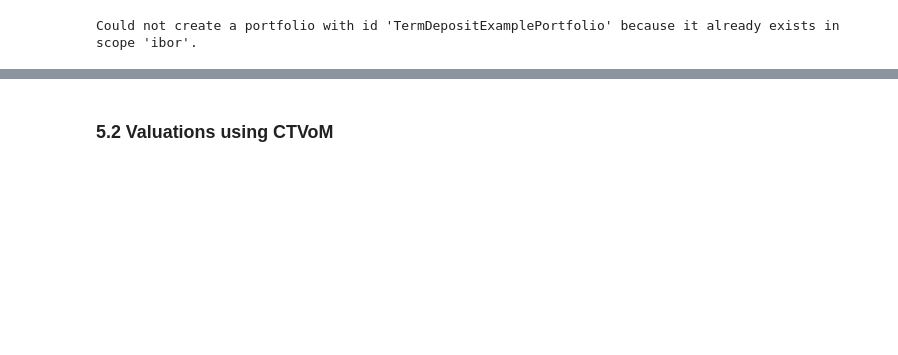
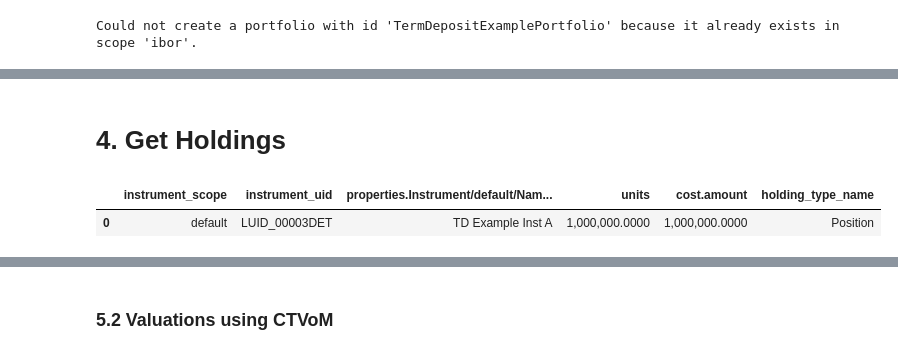
Before and after one commit to liberty-askew/sample-notebooks, a Jupyter notebook: examples/use-cases/instruments/Term Deposit.ipynb, the cells around one changed output, grey strips where cells are left out. Cells and saved outputs as stored; diff of their text form; code cells hidden in the pictures; blank space fills up the shorter version.

```diff
--- a/examples/use-cases/instruments/Term Deposit.ipynb
+++ b/examples/use-cases/instruments/Term Deposit.ipynb
@@ -420,0 +212,2 @@ sell_td = lm.TransactionRequest(
+# %% [markdown]
+# 4. Get Holdings
@@ -420,0 +223,5 @@ sell_td = lm.TransactionRequest(
+# %%
+get_holdings(start_date)
+# %% [output]
+|  | instrument_scope | instrument_uid | properties.Instrument/default/Nam... | units | cost.amount | holding_type_name |
+| 0 | default | LUID_00003DET | TD Example Inst A | 1,000,000.0000 | 1,000,000.0000 | Position |
```
Also changed, not shown: parts of 83 cells of this notebook.
